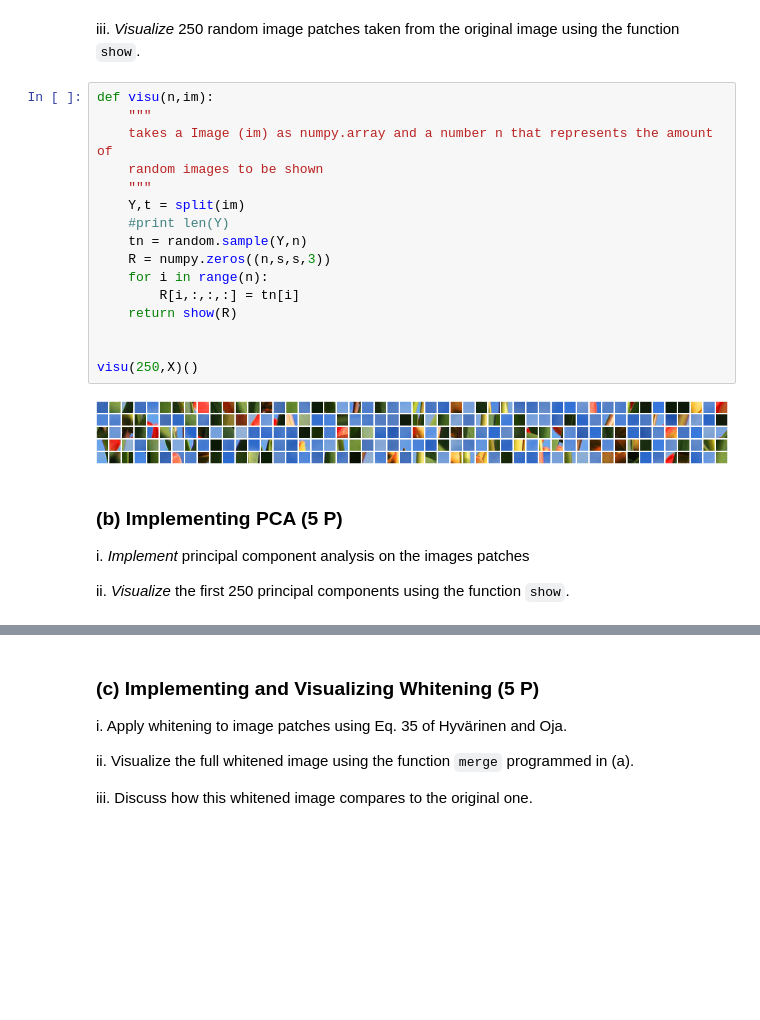
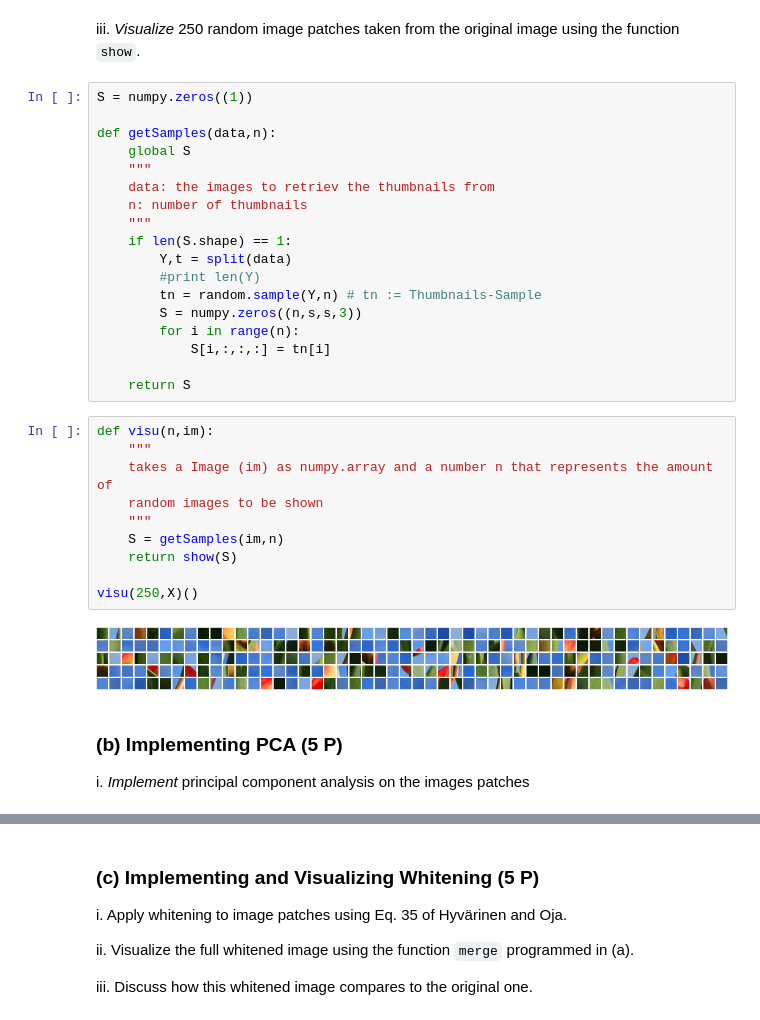
Before and after one commit to JensMeiners/ML1, a Jupyter notebook: Ex06/sheet06.ipynb, the cells around one changed output, grey strips where cells are left out. Drawn from its saved outputs; the diff is of its cells as text; blank space fills up the shorter version.

```diff
--- a/Ex06/sheet06.ipynb
+++ b/Ex06/sheet06.ipynb
@@ -99,27 +99,37 @@ def merge(Y,t):
 # %% [markdown]
 
 iii. <em>Visualize</em> 250 random image patches taken from the original image using the function <code>show</code>.
+# %%
+S = numpy.zeros((1))
+
+def getSamples(data,n):
+    global S
+    """
+    data: the images to retriev the thumbnails from
+    n: number of thumbnails
+    """
+    if len(S.shape) == 1:
+        Y,t = split(data)
+        #print len(Y)
+        tn = random.sample(Y,n) # tn := Thumbnails-Sample
+        S = numpy.zeros((n,s,s,3))
+        for i in range(n):
+            S[i,:,:,:] = tn[i]
+
+    return S
 # %%
 def visu(n,im):
     """
     takes a Image (im) as numpy.array and a number n that represents the amount of
     random images to be shown
     """
-    Y,t = split(im)
-    #print len(Y)
-    tn = random.sample(Y,n)
-    R = numpy.zeros((n,s,s,3))
-    for i in range(n):
-        R[i,:,:,:] = tn[i]
-    return show(R)
-
+    S = getSamples(im,n)
+    return show(S)
 
 visu(250,X)()
 # %% [output]
-[figure, old version]
+[figure, new version]
 # %% [markdown]
 <h3>(b) Implementing PCA (5 P)</h3>
 
 i. <em>Implement</em> principal component analysis on the images patches
-
-ii. <em>Visualize</em> the first 250 principal components using the function <code>show</code>.
```
Also changed, not shown: parts of 3 cells of this notebook.
